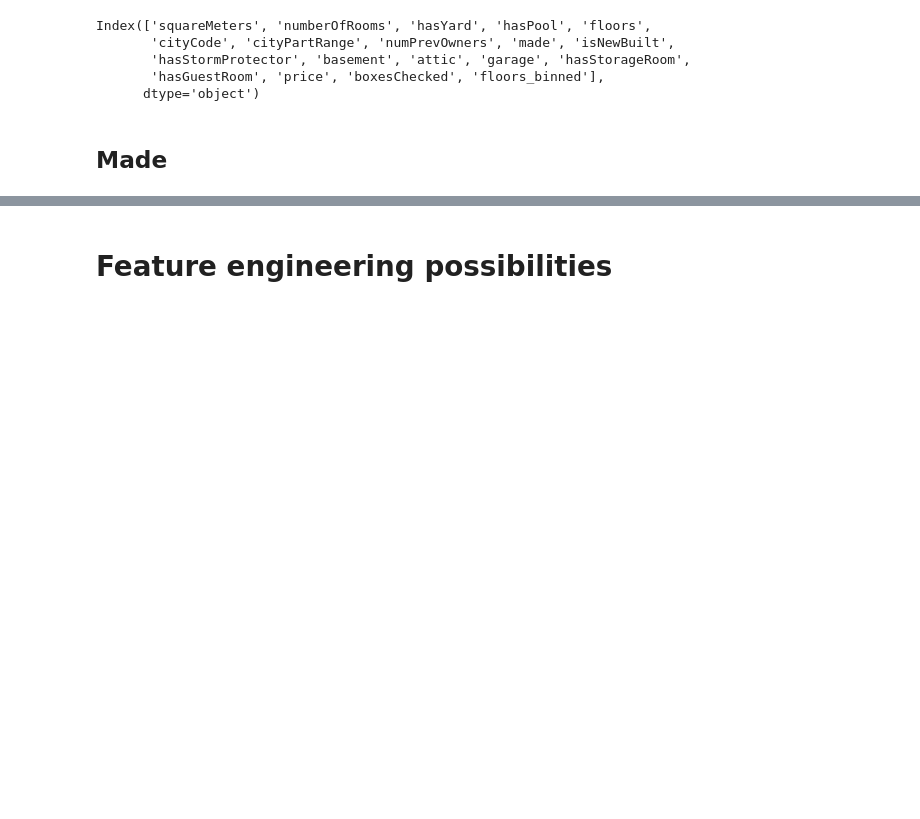
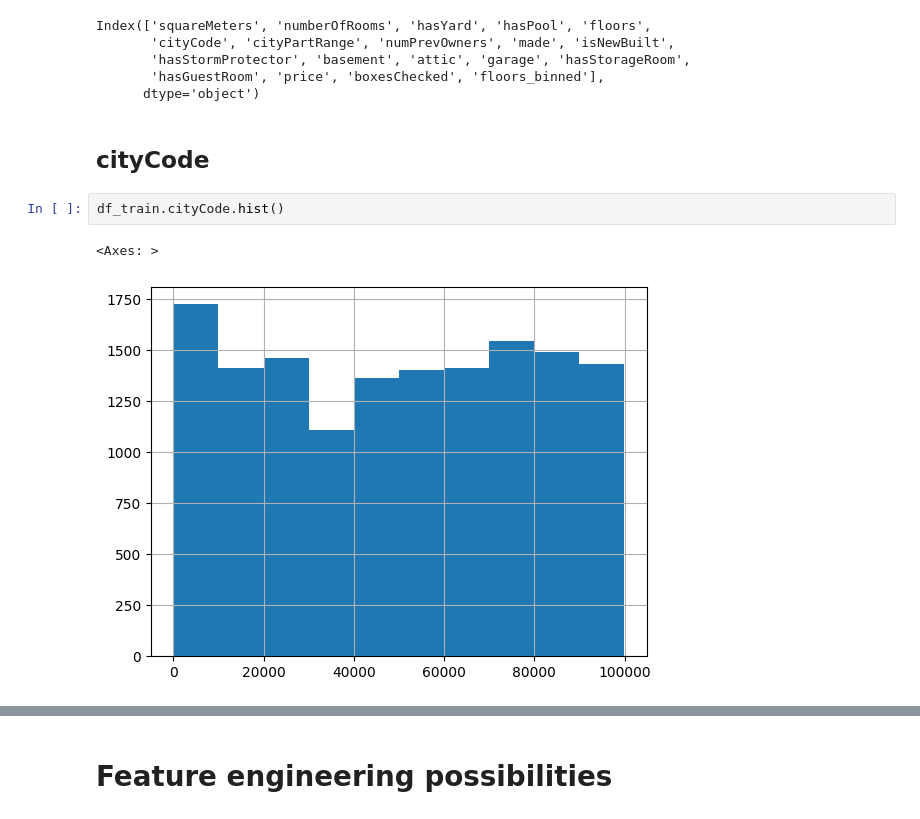
Before and after one commit to PashaIanko/Kaggle.ParisHousingPrices, a Jupyter notebook: 1_data_exploration.ipynb, the cells around one changed output, grey strips where cells are left out. Saved outputs shown, nothing was run; the diff lists cells and outputs as text; blank space fills up the shorter version.

```diff
--- a/1_data_exploration.ipynb
+++ b/1_data_exploration.ipynb
@@ -515,4 +515,9 @@ Index(['squareMeters', 'numberOfRooms', 'hasYard', 'hasPool', 'floors',
        'hasGuestRoom', 'price', 'boxesChecked', 'floors_binned'],
       dtype='object')
 # %% [markdown]
-## Made
+## cityCode
+# %%
+df_train.cityCode.hist()
+# %% [output]
+<Axes: >
+[figure, added]
```
Also changed, not shown: parts of 62 cells of this notebook.
